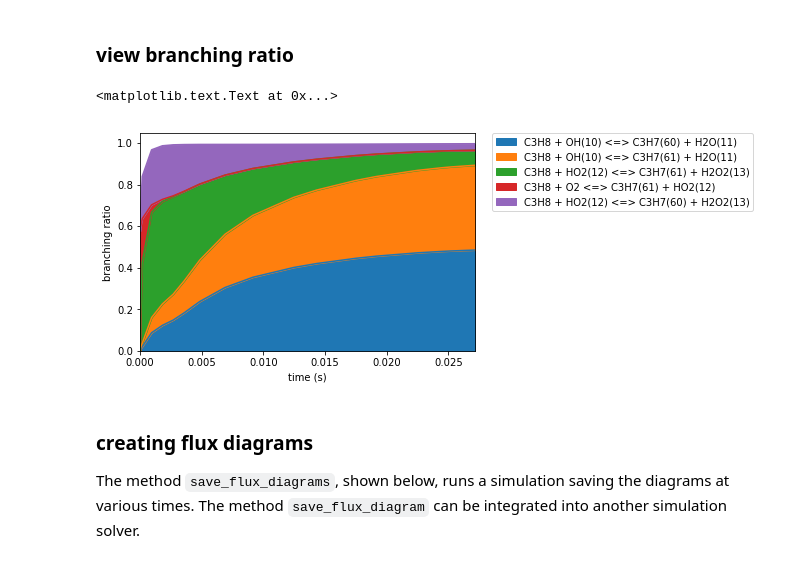
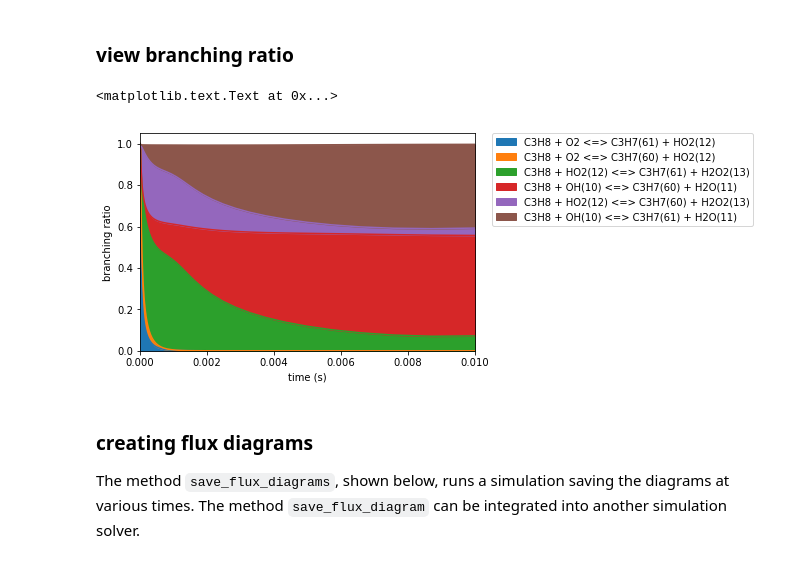
Before and after one commit to goldmanm/cantera-tools, a Jupyter notebook: cookbook.ipynb, the cells around one changed output. Drawn from its saved outputs; the diff is of its cells as text; code cells hidden in the pictures.

Commit message:
Refactored the cookbook to only use one model

```diff
--- a/cookbook.ipynb
+++ b/cookbook.ipynb
@@ -94,7 +96,7 @@ result.to_csv('cookbook_files/{}.csv'.format('run_simulation_example'))
 model_link = 'cookbook_files/model.cti'
 
 # creates the cantera Solution object
-solution_conv = ctt.create_mechanism(model_link)
+solution = ctt.create_mechanism(model_link)
 
 # finds initial mole fraction for a fuel-air ratio
 mole_fractions = ctt.get_initial_mole_fractions(stoich_ratio = 1,
@@ -104,9 +106,9 @@ mole_fractions = ctt.get_initial_mole_fractions(stoich_ratio = 1,
 
 # set initial conditions of solution in kelvin pascals and mole fractions
 conditions = 950, 10**6, mole_fractions
-solution_conv.TPX = conditions
+solution.TPX = conditions
 # run simulation
-output_till_conversion = ctt.run_simulation_till_conversion(solution_conv,
+output_till_conversion = ctt.run_simulation_till_conversion(solution,
                                              species='C3H8',
                                              conversion=0.5,
                                              condition_type = 'constant-temperature-and-pressure',
@@ -148,27 +151,29 @@ situation (list of acceptable strings is described in the docstring of `run_simu
 
 Typically you also need to supply a list of the state variable to change which corresponds with the times in the `times` variable.
 # %%
-model_link = 'cookbook_files/model2.cti'
+model_link = 'cookbook_files/model.cti'
 
 # creates the cantera Solution object
 solution = ctt.create_mechanism(model_link)
-mole_fractions = {'H2':5, 'O2':1, 'AR': 0.3}
+
+#initial mole fractions
+mole_fractions = {'N2':5, 'O2':1, 'C3H8': 0.3}
 
 # set initial conditions of solution in kelvin pascals and mole fractions
-conditions = 1000, 10**6, mole_fractions
+conditions = 800, 10**6, mole_fractions
 solution.TPX = conditions
-# store 100 times between 10^-8s and 1s, with an initial point at t=0
-times = np.logspace(-8,0,num=100)
+# store 100 times between 10^-8s and 0.01s, with an initial point at t=0
+times = np.logspace(-8,-2,num=100)
 times = np.insert(times,0,0)
-# set a linear ramp temperature from 800 to 1000 at 1e-4s followed by constant temperature
+# set a linear ramp temperature from 800 to 1000 at 1e-5s followed by constant temperature
 ramp_temperatures = 800 + 2000000 * times[:50]
 constant_temperatures = np.ones(51) * 1000
 temperatures = np.concatenate((ramp_temperatures,constant_temperatures))
 # run the simulation
 outputs = ctt.run_simulation(solution, times,
                                       condition_type = 'specified-temperature-constant-volume',
-                                      output_reactions = False,
-                                      output_directional_reactions = False,
+                                      output_reactions = True,
+                                      output_directional_reactions = True,
                                       output_rop_roc= False,
                                       temperature_values = temperatures)
 # %% [markdown]
@@ -176,12 +181,12 @@ outputs = ctt.run_simulation(solution, times,
 ### obtaining reaction and species data
 # %%
 # this outputs a dataframe of just species
-species = output_till_conversion['species']
-reactions = output_till_conversion['net_reactions']
-forward_and_reverse_reactions = output_till_conversion['directional_reactions']
-net_observables = output_till_conversion['conditions']
+species = outputs['species']
+reactions = outputs['net_reactions']
+forward_and_reverse_reactions = outputs['directional_reactions']
+net_observables = outputs['conditions']
 
 # obtain reactions with a specific molecule
 reactions_with_propane = ctt.find_reactions(df=reactions,
-                                             solution=solution_conv,
+                                             solution=solution,
                                              species = 'C3H8')
@@ -205,18 +220,18 @@ ax.set_ylabel('production rate (kmol/m3s)')
 # %%
 # this outputs the branching ratio of propane
 branching = ctt.branching_ratios(df=reactions,
-                                 solution=solution_conv,
+                                 solution=solution,
                                  compound='C3H8')
 # %%
 f, ax = plt.subplots()
-# plot only the top 5 branching ratios
-branching.iloc[:,:5].plot.area(ax=ax)
+# plot only the top 6 branching ratios
+branching.iloc[:,:6].plot.area(ax=ax)
 import plot_tools as ptt
 ptt.place_legend_outside_plot(axis=ax)
 ax.set_ylabel('branching ratio')
 # %% [output]
 <matplotlib.text.Text at 0x...>
-[figure, old version]
+[figure, new version]
 # %% [markdown]
 ### creating flux diagrams
 
```
Also changed, not shown: parts of 10 cells of this notebook, 1 other file.
